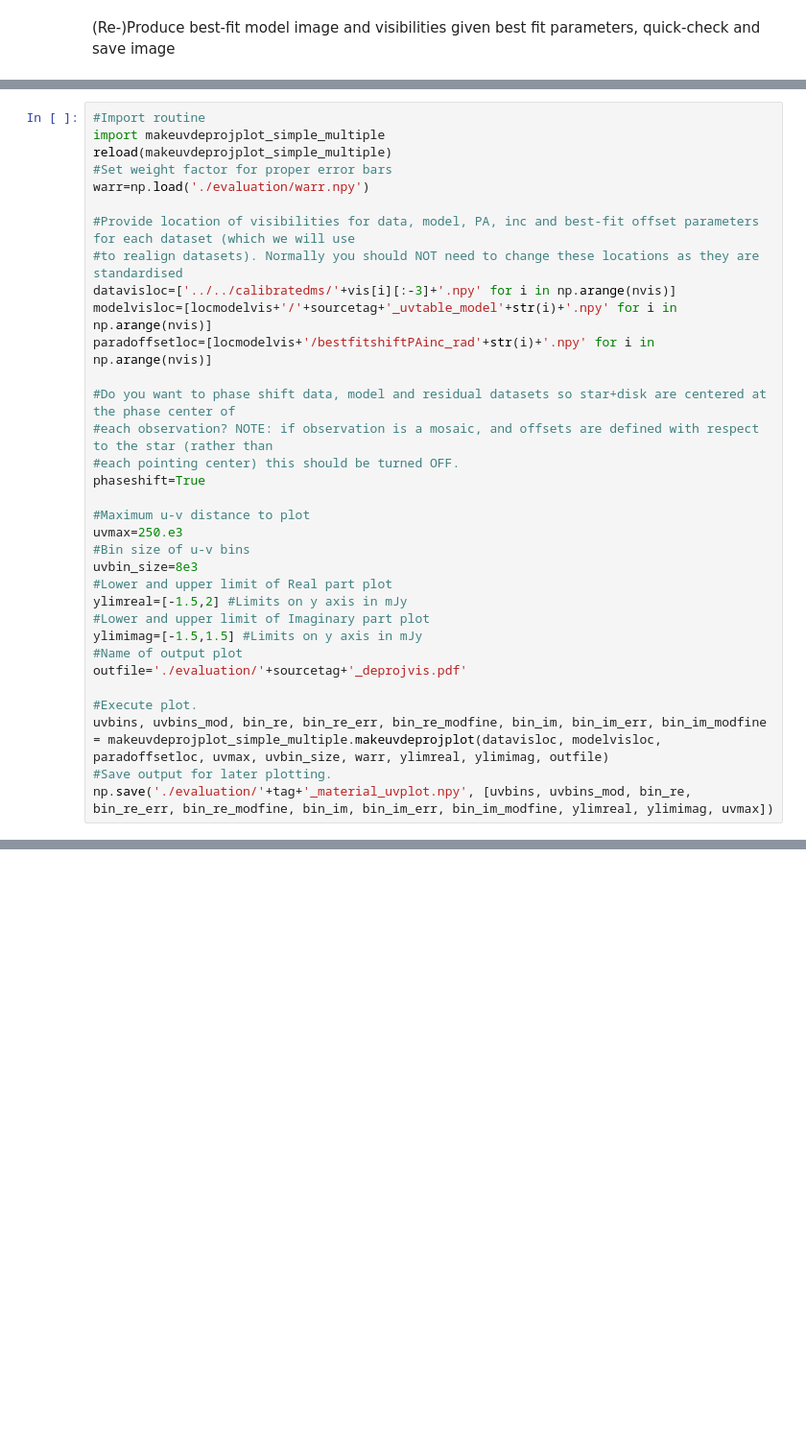
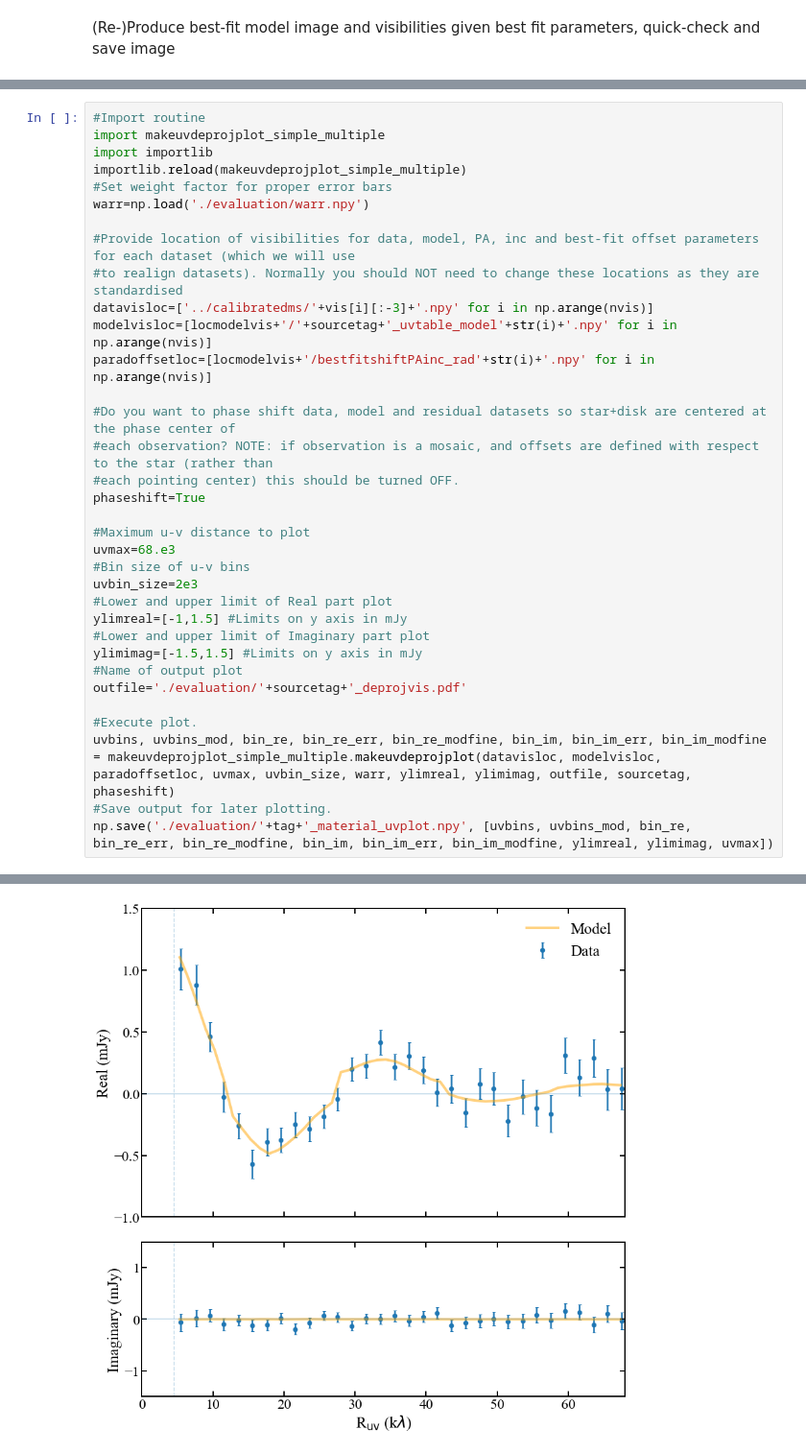
Before and after one commit to dlmatra/miao, a Jupyter notebook: tutorials/postprocessing.ipynb, the cells around one changed output, grey strips where cells are left out. Shown at 96% size. Saved outputs shown, nothing was run; the diff lists cells and outputs as text; blank space fills up the shorter version.

Commit message:
Added and tested makeuvdeprojplot

```diff
--- a/tutorials/postprocessing.ipynb
+++ b/tutorials/postprocessing.ipynb
@@ -112,13 +112,14 @@ Now make deprojected real and imaginary visibility plots with data vs model.
 # %%
 #Import routine
 import makeuvdeprojplot_simple_multiple
-reload(makeuvdeprojplot_simple_multiple)
+import importlib
+importlib.reload(makeuvdeprojplot_simple_multiple)
 #Set weight factor for proper error bars
 warr=np.load('./evaluation/warr.npy')
 
 #Provide location of visibilities for data, model, PA, inc and best-fit offset parameters for each dataset (which we will use
 #to realign datasets). Normally you should NOT need to change these locations as they are standardised
-datavisloc=['../../calibratedms/'+vis[i][:-3]+'.npy' for i in np.arange(nvis)]
+datavisloc=['../calibratedms/'+vis[i][:-3]+'.npy' for i in np.arange(nvis)]
 modelvisloc=[locmodelvis+'/'+sourcetag+'_uvtable_model'+str(i)+'.npy' for i in np.arange(nvis)]
 paradoffsetloc=[locmodelvis+'/bestfitshiftPAinc_rad'+str(i)+'.npy' for i in np.arange(nvis)]
 
@@ -128,18 +129,18 @@ paradoffsetloc=[locmodelvis+'/bestfitshiftPAinc_rad'+str(i)+'.npy' for i in np.a
 phaseshift=True
 
 #Maximum u-v distance to plot
-uvmax=250.e3
+uvmax=68.e3
 #Bin size of u-v bins
-uvbin_size=8e3
+uvbin_size=2e3
 #Lower and upper limit of Real part plot
-ylimreal=[-1.5,2] #Limits on y axis in mJy
+ylimreal=[-1,1.5] #Limits on y axis in mJy
 #Lower and upper limit of Imaginary part plot
 ylimimag=[-1.5,1.5] #Limits on y axis in mJy
 #Name of output plot
 outfile='./evaluation/'+sourcetag+'_deprojvis.pdf'
 
 #Execute plot.
-uvbins, uvbins_mod, bin_re, bin_re_err, bin_re_modfine, bin_im, bin_im_err, bin_im_modfine = makeuvdeprojplot_simple_multiple.makeuvdeprojplot(datavisloc, modelvisloc, paradoffsetloc, uvmax, uvbin_size, warr, ylimreal, ylimimag, outfile)
+uvbins, uvbins_mod, bin_re, bin_re_err, bin_re_modfine, bin_im, bin_im_err, bin_im_modfine = makeuvdeprojplot_simple_multiple.makeuvdeprojplot(datavisloc, modelvisloc, paradoffsetloc, uvmax, uvbin_size, warr, ylimreal, ylimimag, outfile, sourcetag, phaseshift)
 #Save output for later plotting.
 np.save('./evaluation/'+tag+'_material_uvplot.npy', [uvbins, uvbins_mod, bin_re, bin_re_err, bin_re_modfine, bin_im, bin_im_err, bin_im_modfine, ylimreal, ylimimag, uvmax])
 # %% [output]
@@ -146,0 +147 @@ ModuleNotFoundError: No module named 'makeuvdeprojplot_simple_multiple'
+[figure, added]
```
Also changed, not shown: parts of 6 cells of this notebook, 2 other files.
